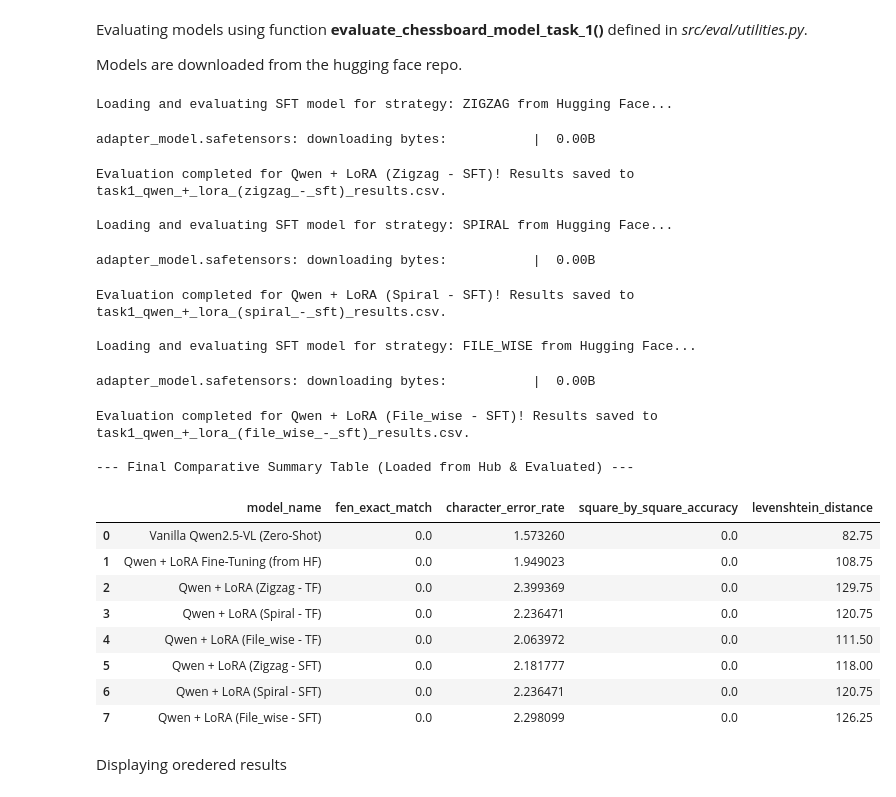
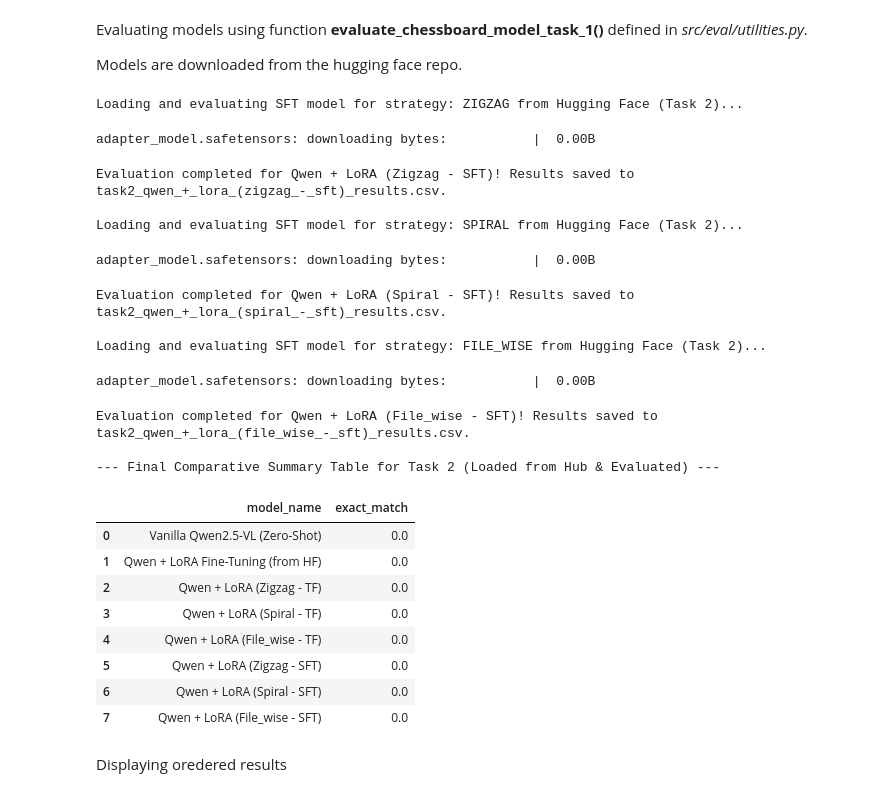
Before and after one commit to Aivon99/BigDataAndTextMiningProject, a Jupyter notebook: src/eval/Task_2.ipynb, the cells around one changed output. Saved outputs shown, nothing was run; the diff lists cells and outputs as text; code cells hidden in the pictures.

Commit message:
Task 2 done

```diff
--- a/src/eval/Task_2.ipynb
+++ b/src/eval/Task_2.ipynb
@@ -383,11 +375,11 @@ base_eval_model = AutoModelForImageTextToText.from_pretrained(
 # Load the LoRA weights directly from the Hub repository
 standard_lora_eval_model = PeftModel.from_pretrained(base_eval_model, repo_id_standard)
 
-print("Evaluating the Hugging Face LoRA model on the test set...")
-lora_results_df, lora_summary_df = evaluate_chessboard_model_task_1(
+print("Evaluating the Hugging Face LoRA model on the test set for Task 2...")
+lora_results_df, lora_summary_df = evaluate_chessboard_model_task_2(
     model=standard_lora_eval_model,
     processor=processor,
-    dataset_split=dataset_task1["test"],
+    dataset_split=dataset_task2["test"], # <-- Corretto da task1 a task2
     model_name="Qwen + LoRA Fine-Tuning (from HF)"
 )
 
@@ -423,27 +415,27 @@ Strategy 'file_wise' first 10 patch indices: [0, 8, 16, 24, 32, 40, 48, 56, 1, 9
 Let's evalaute the model we created before using three different patch ordering: zigzag, spiral and file-wise. We'll use the function ***reorder_chessboard_image*** defined in *src/eval/utilities.py*
 # %%
 # ==========================================
-# Training-Free Benchmark Loop for REOrder
+# Training-Free Benchmark Loop for REOrder (Task 2)
 # ==========================================
 
 # Define the strategies you want to benchmark (as outlined in the project specs)
 strategies_to_test = ["zigzag", "spiral", "file_wise"]
 
 # Choose the model to test (we use the fine-tuned LoRA model)
-model_to_evaluate = lora_model  # You can switch to 'model' if you want to test the vanilla version
+model_to_evaluate = lora_model
 
 for strat in strategies_to_test:
     print(f"\nEvaluating strategy (Training-Free): {strat.upper()}...")
 
-    # 1. Apply the reordering function to the images in the test set
-    reordered_test_split = dataset_task1["test"].map(
+    # 1. Apply the reordering function to the images in the test set for Task 2
+    reordered_test_split = dataset_task2["test"].map(
         lambda sample: {
             "image": reorder_chessboard_image(sample["image"], strategy=strat, grid_size=8)
         }
     )
 
-    # 2. Run the evaluation function on the reordered test split
-    strat_results_df, strat_summary_df = evaluate_chessboard_model_task_1(
+    # 2. Run the evaluation function on the reordered test split using Task 2 evaluator
+    strat_results_df, strat_summary_df = evaluate_chessboard_model_task_2(
         model=model_to_evaluate,
         processor=processor,
         dataset_split=reordered_test_split,
@@ -453,7 +445,7 @@ for strat in strategies_to_test:
     # 3. Append the results to your global comparison table
     all_models_results = pd.concat([all_models_results, strat_summary_df], ignore_index=True)
 
-print("\n--- Final Comparative Summary Table (Including Training-Free Strategies) ---")
+print("\n--- Final Comparative Summary Table for Task 2 (Including Training-Free Strategies) ---")
 display(all_models_results)
 # %% [output]
 Evaluating strategy (Training-Free): ZIGZAG...
@@ -485,13 +477,14 @@ strategies_to_train = ["zigzag", "spiral", "file_wise"]
 trained_reordered_models = {}
 
 for strat in strategies_to_train:
+    print(f"\nTraining model with strategy: {strat.upper()} for Task 2...")
     trained_reordered_models[strat] = finetune_and_push_chessboard_model(
         strategy_name=strat,
-        dataset=dataset_task1,
+        dataset=dataset_task2,
         processor=processor,
         peft_config=peft_config,
-        task="task1",
+        task="task2",
     )
 
-print("\nAll reordered models have been successfully trained and pushed to Hugging Face!")
+print("\nAll reordered models for Task 2 have been successfully trained and pushed to Hugging Face!")
 # %% [output]
@@ -520,65 +521,65 @@ Evaluating models using function **evaluate_chessboard_model_task_1()** defined
 Models are downloaded from the hugging face repo.
 # %%
 strategies_to_evaluate = ["zigzag", "spiral", "file_wise"]
-hf_org_prefix = "bdatm-project"  # Assicurati che corrisponda al prefisso usato per il push
+hf_org_prefix = "bdatm-project"
 
 for strat in strategies_to_evaluate:
-    print(f"\nLoading and evaluating SFT model for strategy: {strat.upper()} from Hugging Face...")
+    print(f"\nLoading and evaluating SFT model for strategy: {strat.upper()} from Hugging Face (Task 2)...")
 
     # 1. Load fresh base model instance
     base_eval_model = AutoModelForImageTextToText.from_pretrained(
         "Qwen/Qwen3.5-0.8B",
         torch_dtype=torch.bfloat16 if torch.cuda.is_available() else torch.float32,
         device_map="auto"
     )
 
-    # 2. Load the specific LoRA weights from Hugging Face Hub
-    repo_id_source = f"{hf_org_prefix}/qwen-task1-{strat}-lora"
+    # 2. Load the specific LoRA weights from Hugging Face Hub for Task 2
+    repo_id_source = f"{hf_org_prefix}/qwen-task2-{strat}-lora"
     model_to_eval = PeftModel.from_pretrained(base_eval_model, repo_id_source)
 
-    # 3. Apply the specific patch reordering to the test split images
-    reordered_test_split = dataset_task1["test"].map(
+    # 3. Apply the specific patch reordering to the test split images for Task 2
+    reordered_test_split = dataset_task2["test"].map(
         lambda sample: {
             "image": reorder_chessboard_image(sample["image"], strategy=strat, grid_size=8)
         }
     )
 
-    # 4. Run the evaluation utility function
-    strat_results_df, strat_summary_df = evaluate_chessboard_model_task_1(
+    # 4. Run the evaluation utility function for Task 2
+    strat_results_df, strat_summary_df = evaluate_chessboard_model_task_2(
         model=model_to_eval,
         processor=processor,
         dataset_split=reordered_test_split,
         model_name=f"Qwen + LoRA ({strat.capitalize()} - SFT)"
     )
 
     # 5. Append results to the global comparison DataFrame
     all_models_results = pd.concat([all_models_results, strat_summary_df], ignore_index=True)
 
-print("\n--- Final Comparative Summary Table (Loaded from Hub & Evaluated) ---")
+print("\n--- Final Comparative Summary Table for Task 2 (Loaded from Hub & Evaluated) ---")
 display(all_models_results)
 # %% [output]
-Loading and evaluating SFT model for strategy: ZIGZAG from Hugging Face...
+Loading and evaluating SFT model for strategy: ZIGZAG from Hugging Face (Task 2)...
 adapter_model.safetensors: downloading bytes:           |  0.00B
-Evaluation completed for Qwen + LoRA (Zigzag - SFT)! Results saved to task1_qwen_+_lora_(zigzag_-_sft)_results.csv.
+Evaluation completed for Qwen + LoRA (Zigzag - SFT)! Results saved to task2_qwen_+_lora_(zigzag_-_sft)_results.csv.
 
-Loading and evaluating SFT model for strategy: SPIRAL from Hugging Face...
+Loading and evaluating SFT model for strategy: SPIRAL from Hugging Face (Task 2)...
 adapter_model.safetensors: downloading bytes:           |  0.00B
-Evaluation completed for Qwen + LoRA (Spiral - SFT)! Results saved to task1_qwen_+_lora_(spiral_-_sft)_results.csv.
+Evaluation completed for Qwen + LoRA (Spiral - SFT)! Results saved to task2_qwen_+_lora_(spiral_-_sft)_results.csv.
 
-Loading and evaluating SFT model for strategy: FILE_WISE from Hugging Face...
+Loading and evaluating SFT model for strategy: FILE_WISE from Hugging Face (Task 2)...
 adapter_model.safetensors: downloading bytes:           |  0.00B
-Evaluation completed for Qwen + LoRA (File_wise - SFT)! Results saved to task1_qwen_+_lora_(file_wise_-_sft)_results.csv.
+Evaluation completed for Qwen + LoRA (File_wise - SFT)! Results saved to task2_qwen_+_lora_(file_wise_-_sft)_results.csv.
 
---- Final Comparative Summary Table (Loaded from Hub & Evaluated) ---
+--- Final Comparative Summary Table for Task 2 (Loaded from Hub & Evaluated) ---
-|  | model_name | fen_exact_match | character_error_rate | square_by_square_accuracy | levenshtein_distance |
-| 0 | Vanilla Qwen2.5-VL (Zero-Shot) | 0.0 | 1.573260 | 0.0 | 82.75 |
-| 1 | Qwen + LoRA Fine-Tuning (from HF) | 0.0 | 1.949023 | 0.0 | 108.75 |
-| 2 | Qwen + LoRA (Zigzag - TF) | 0.0 | 2.399369 | 0.0 | 129.75 |
-| 3 | Qwen + LoRA (Spiral - TF) | 0.0 | 2.236471 | 0.0 | 120.75 |
-| 4 | Qwen + LoRA (File_wise - TF) | 0.0 | 2.063972 | 0.0 | 111.50 |
-| 5 | Qwen + LoRA (Zigzag - SFT) | 0.0 | 2.181777 | 0.0 | 118.00 |
-| 6 | Qwen + LoRA (Spiral - SFT) | 0.0 | 2.236471 | 0.0 | 120.75 |
-| 7 | Qwen + LoRA (File_wise - SFT) | 0.0 | 2.298099 | 0.0 | 126.25 |
+|  | model_name | exact_match |
+| 0 | Vanilla Qwen2.5-VL (Zero-Shot) | 0.0 |
+| 1 | Qwen + LoRA Fine-Tuning (from HF) | 0.0 |
+| 2 | Qwen + LoRA (Zigzag - TF) | 0.0 |
+| 3 | Qwen + LoRA (Spiral - TF) | 0.0 |
+| 4 | Qwen + LoRA (File_wise - TF) | 0.0 |
+| 5 | Qwen + LoRA (Zigzag - SFT) | 0.0 |
+| 6 | Qwen + LoRA (Spiral - SFT) | 0.0 |
+| 7 | Qwen + LoRA (File_wise - SFT) | 0.0 |
 # %% [markdown]
 Displaying oredered results
 # %%
```
Also changed, not shown: parts of 14 cells of this notebook.
